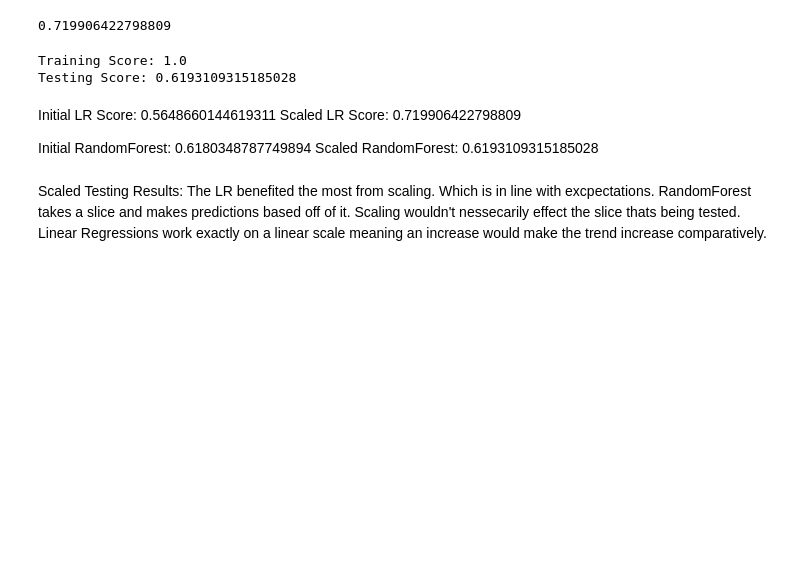
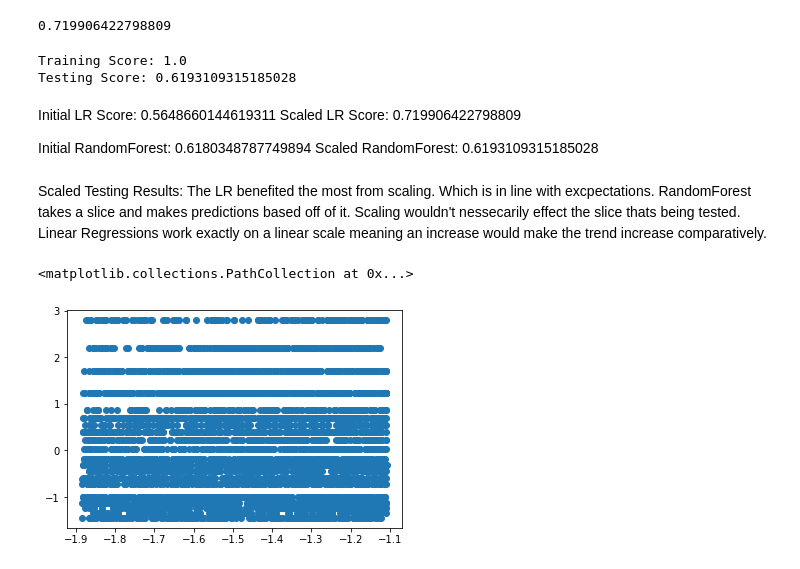
Before and after one commit to HanaZubovic/credit-risk-predictor, a Jupyter notebook: Credit Risk Evaluator.ipynb, the cells around one changed output. Saved outputs shown, nothing was run; the diff lists cells and outputs as text; code cells hidden in the pictures; blank space fills up the shorter version.

```diff
--- a/Credit Risk Evaluator.ipynb
+++ b/Credit Risk Evaluator.ipynb
@@ -78,3 +78,10 @@ Scaled RandomForest: 0.6193109315185028
 # %% [markdown]
 Scaled Testing Results:
 The LR benefited the most from scaling. Which is in line with excpectations. RandomForest takes a slice and makes predictions based off of it. Scaling wouldn't nessecarily effect the slice thats being tested. Linear Regressions work exactly on a linear scale meaning an increase would make the trend increase comparatively.
+# %%
+import matplotlib.pyplot as plt
+labels = LR.predict(X_test_scaled)
+plt.scatter(X_test_scaled[:,0], X_test_scaled[:,3])
+# %% [output]
+<matplotlib.collections.PathCollection at 0x...>
+[figure, added]
```
Also changed, not shown: parts of 9 cells of this notebook.
